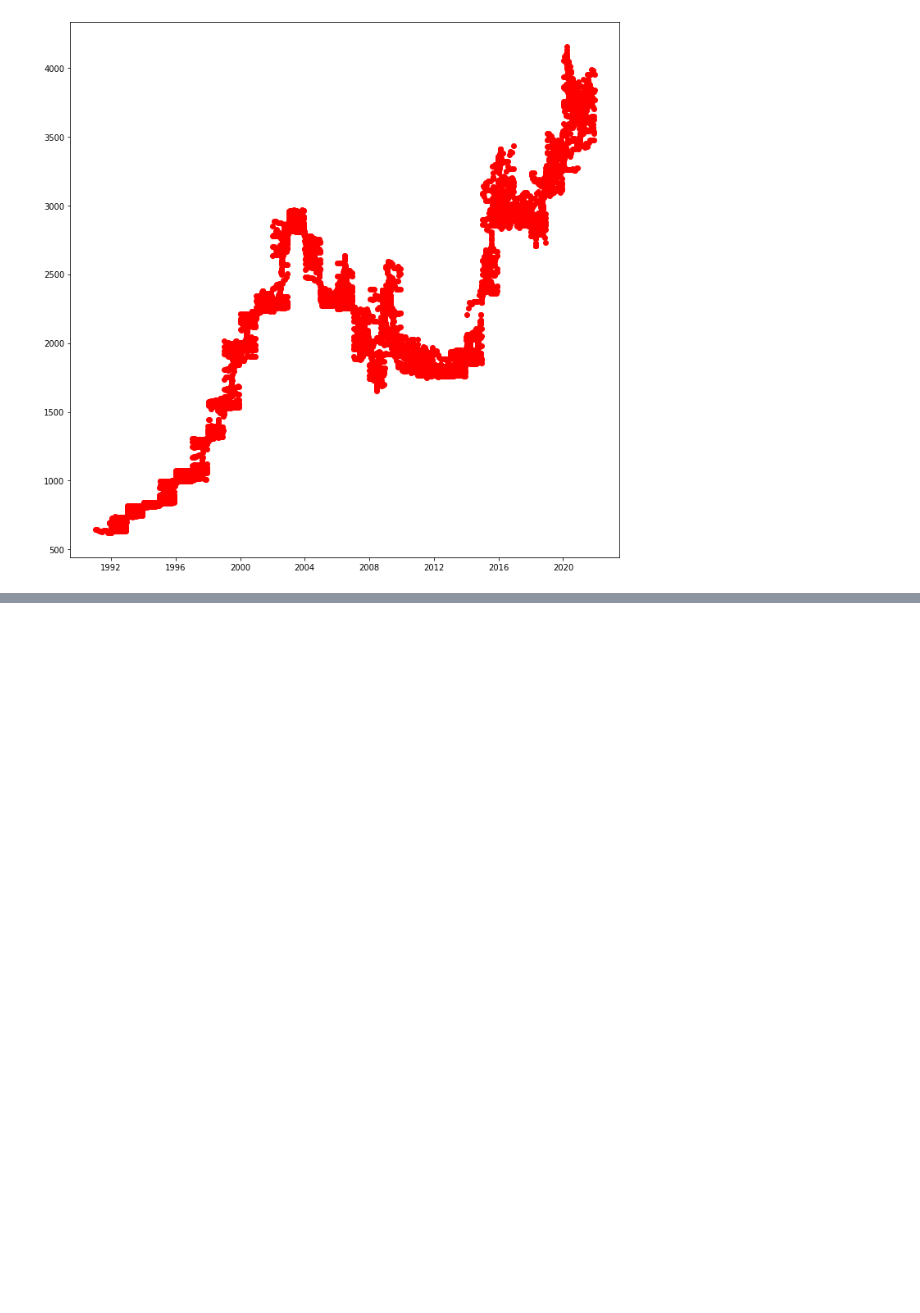
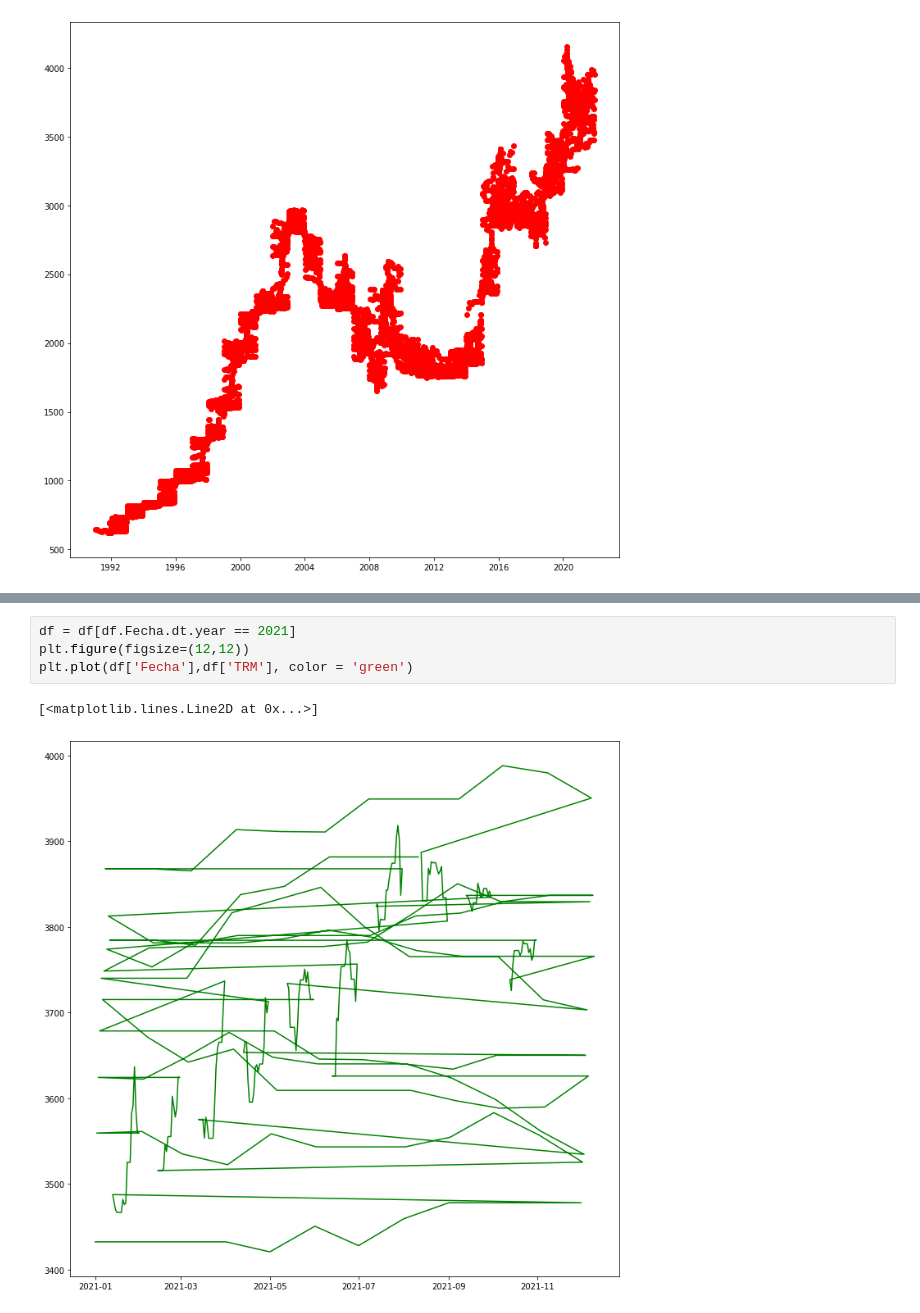
Before and after one commit to AngieCat26/MujeresDigitales, a Jupyter notebook: proyecto.ipynb, the cells around one changed output, grey strips where cells are left out. Cells and saved outputs as stored; diff of their text form; blank space fills up the shorter version.

```diff
--- a/proyecto.ipynb
+++ b/proyecto.ipynb
@@ -84,0 +99,7 @@ plt.bar(df['Fecha'],df['TRM'], color = 'red')
+# %%
+df = df[df.Fecha.dt.year == 2021]
+plt.figure(figsize=(12,12))
+plt.plot(df['Fecha'],df['TRM'], color = 'green')
+# %% [output]
+[<matplotlib.lines.Line2D at 0x...>]
+[figure, added]
```
Also changed, not shown: parts of 3 cells of this notebook.
